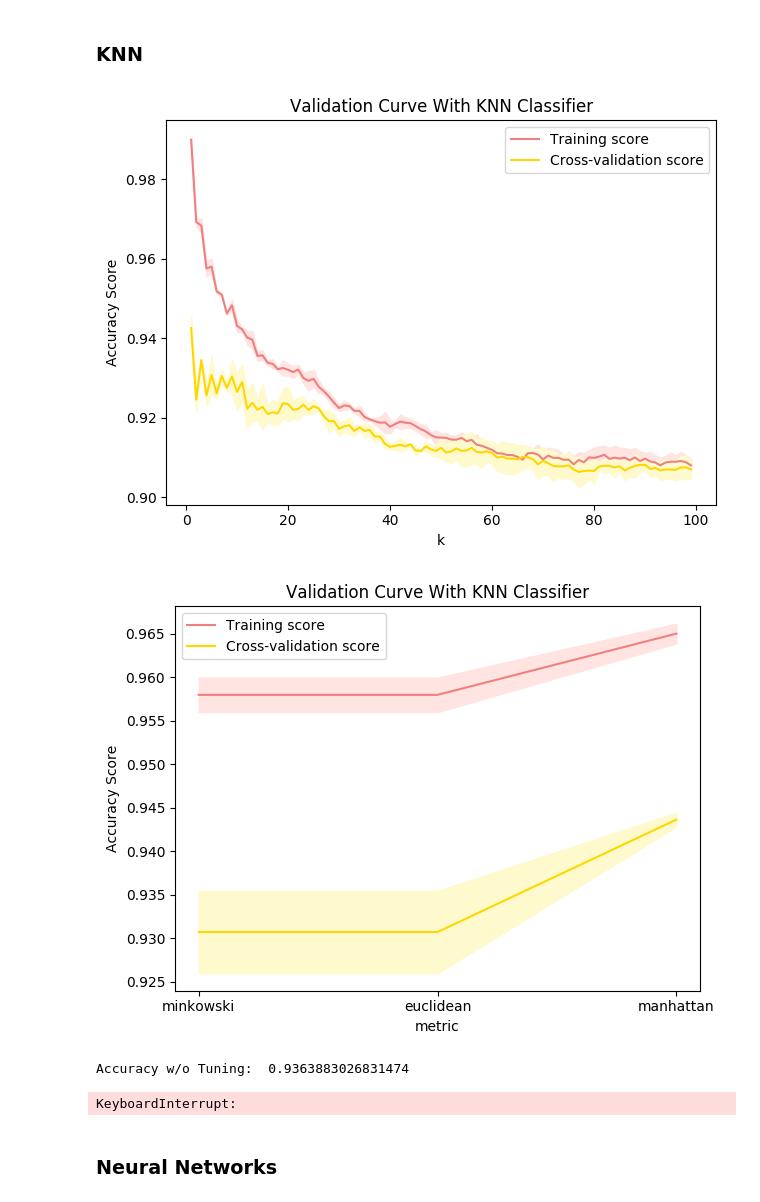
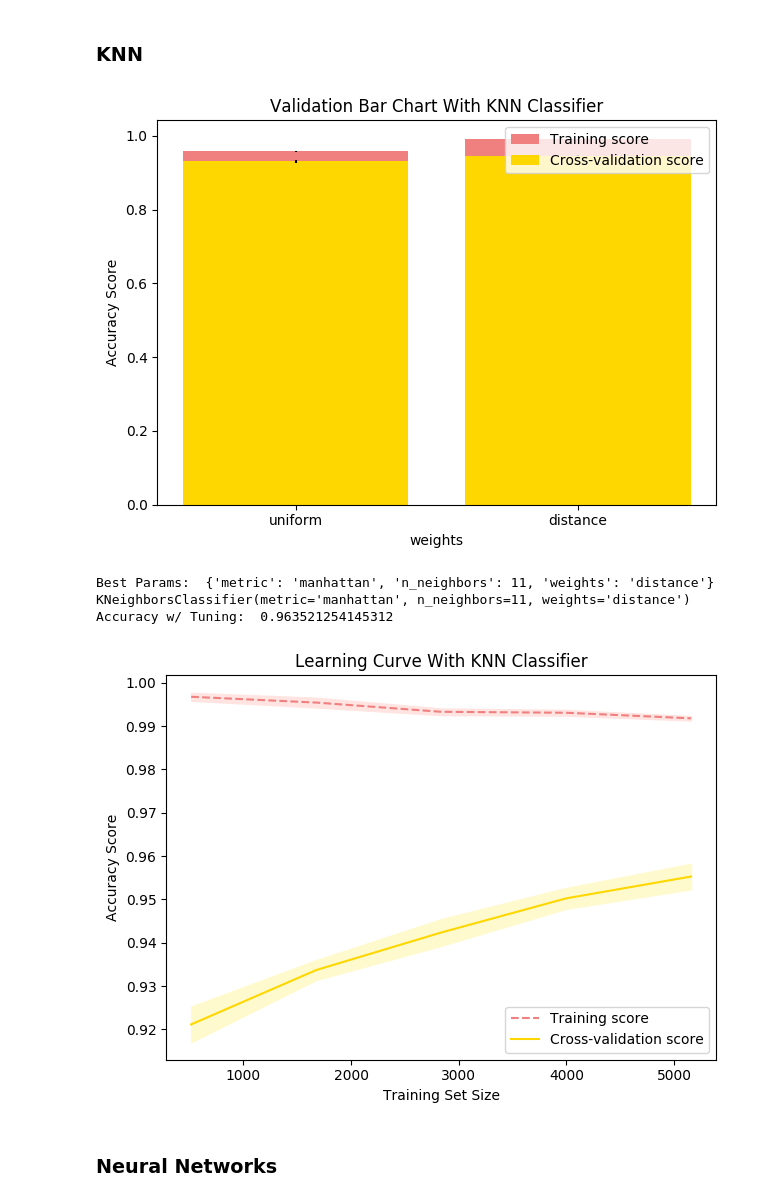
Before and after one commit to aashiamehta/MachineLearning, a Jupyter notebook: Project1/supervised_learning.ipynb, the cells around one changed output. Cells and saved outputs as stored; diff of their text form; code cells hidden in the pictures.

```diff
--- a/Project1/supervised_learning.ipynb
+++ b/Project1/supervised_learning.ipynb
@@ -91,16 +91,23 @@ def create_validation_curve(classifier, X, Y, param_name, param_range, title, x_
     test_mean = np.mean(test_scores, axis=1)
     test_std = np.std(test_scores, axis=1)
 
-    # Plot mean accuracy scores for training and test sets
-    plt.plot(param_range, train_mean, label="Training score", color="lightcoral")
-    plt.plot(param_range, test_mean, label="Cross-validation score", color="gold")
+    if x_label == "weights":
+        train_error = [np.std(train_scores[0]), np.std(train_scores[1])]
+        test_error = [np.std(test_scores[0]), np.std(test_scores[1])]
+        plt.bar(param_range, train_mean, yerr=train_error, label="Training score", color="lightcoral")
+        plt.bar(param_range, test_mean, yerr=test_error, label="Cross-validation score", color="gold")
+        plt.title("Validation Bar Chart With " + title)
+    else:
+        # Plot mean accuracy scores for training and test sets
+        plt.plot(param_range, train_mean, label="Training score", color="lightcoral")
+        plt.plot(param_range, test_mean, label="Cross-validation score", color="gold")
 
-    # Plot accurancy bands for training and test sets
-    plt.fill_between(param_range, train_mean - train_std, train_mean + train_std, color="mistyrose")
-    plt.fill_between(param_range, test_mean - test_std, test_mean + test_std, color="lemonchiffon")
+        # Plot accurancy bands for training and test sets
+        plt.fill_between(param_range, train_mean - train_std, train_mean + train_std, color="mistyrose")
+        plt.fill_between(param_range, test_mean - test_std, test_mean + test_std, color="lemonchiffon")
+        plt.title("Validation Curve With " + title)
 
     # Create plot
-    plt.title("Validation Curve With " + title)
     plt.xlabel(x_label)
     plt.ylabel("Accuracy Score")
     plt.tight_layout()
@@ -258,20 +265,20 @@ create_learning_curve(final_phishing_svm, phishing_X_train, phishing_Y_train, "S
 # %%
 # https://scikit-learn.org/stable/modules/generated/sklearn.neighbors.KNeighborsClassifier.html
 phishing_knn = KNeighborsClassifier()
 
-create_validation_curve(phishing_knn, phishing_X_train, phishing_Y_train, "n_neighbors", list(range(1, 50)), "KNN Classifier", "k")
-create_validation_curve(phishing_knn, phishing_X_train, phishing_Y_train, "metric", ['minkowski', 'euclidean', 'manhattan'], "KNN Classifier", "metric")
+# create_validation_curve(phishing_knn, phishing_X_train, phishing_Y_train, "n_neighbors", list(range(1, 50)), "KNN Classifier", "k")
+create_validation_curve(phishing_knn, phishing_X_train, phishing_Y_train, "weights", ['uniform', 'distance'], "KNN Classifier", "weights")
+# create_validation_curve(phishing_knn, phishing_X_train, phishing_Y_train, "metric", ['minkowski', 'euclidean', 'manhattan'], "KNN Classifier", "metric")
 # %% [output]
-[figure, old version]
+[figure, new version]
-[figure, removed]
 # %%
-phishing_knn.fit(phishing_X_train, phishing_Y_train)
-phishing_Y_pred = phishing_knn.predict(phishing_X_test)
-phishing_knn_accuracy = accuracy_score(phishing_Y_test, phishing_Y_pred)
-print("Accuracy w/o Tuning: ", phishing_knn_accuracy)
+# phishing_knn.fit(phishing_X_train, phishing_Y_train)
+# phishing_Y_pred = phishing_knn.predict(phishing_X_test)
+# phishing_knn_accuracy = accuracy_score(phishing_Y_test, phishing_Y_pred)
+# print("Accuracy w/o Tuning: ", phishing_knn_accuracy)
 
 # https://scikit-learn.org/stable/modules/generated/sklearn.model_selection.GridSearchCV.html
-param_grid = {"n_neighbors": list(range(1, 50)), "metric": ['minkowski', 'euclidean', 'manhattan']}
+param_grid = {"n_neighbors": list(range(1, 50)), "weights": ['uniform', 'distance'], "metric": ['minkowski', 'euclidean', 'manhattan']}
 phishing_knn_tuned = GridSearchCV(phishing_knn, param_grid, scoring='accuracy', cv=3)
 phishing_knn_tuned.fit(phishing_X_train, phishing_Y_train)
 best_params = phishing_knn_tuned.best_params_
@@ -286,8 +293,9 @@ print("Accuracy w/ Tuning: ", final_phishing_knn_accuracy)
 
 create_learning_curve(final_phishing_knn, phishing_X_train, phishing_Y_train, "KNN Classifier")
 # %% [output]
-Accuracy w/o Tuning:  0.9363883026831474
+Best Params:  {'metric': 'manhattan', 'n_neighbors': 11, 'weights': 'distance'} KNeighborsClassifier(metric='manhattan', n_neighbors=11, weights='distance')
+Accuracy w/ Tuning:  0.963521254145312
-KeyboardInterrupt:
+[figure, added]
 # %% [markdown]
 ### Neural Networks
 # %%
```
Also changed, not shown: parts of 7 cells of this notebook.
